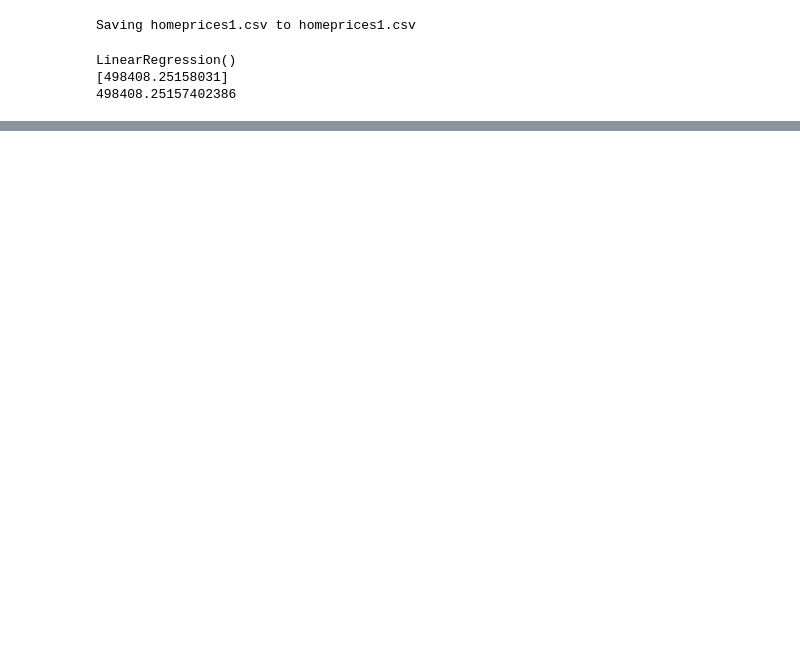
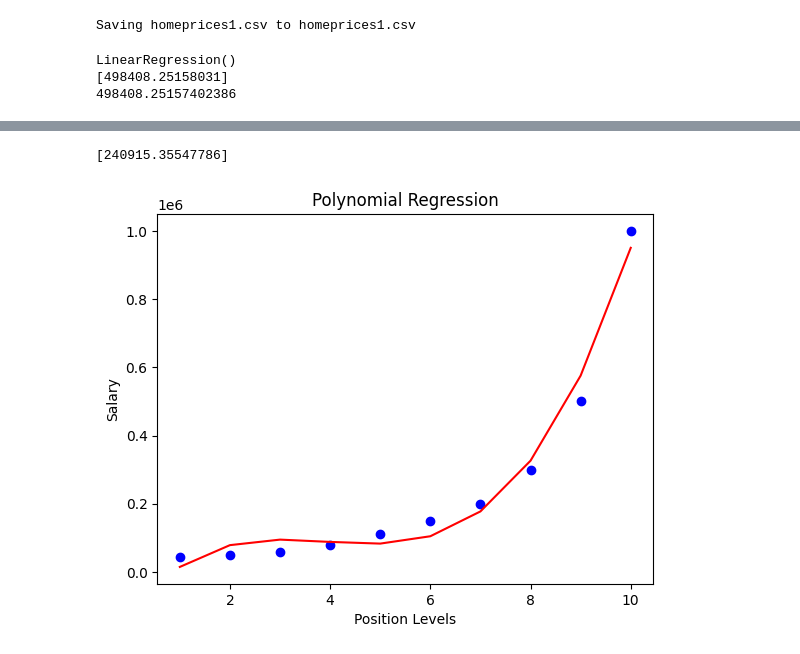
Before and after one commit to Bramhaja/data-science---repo, a Jupyter notebook: Machine_Learning.ipynb, the cells around one changed output, grey strips where cells are left out. Saved outputs shown, nothing was run; the diff lists cells and outputs as text; code cells hidden in the pictures; blank space fills up the shorter version.

```diff
--- a/Machine_Learning.ipynb
+++ b/Machine_Learning.ipynb
@@ -481,0 +633,35 @@ TypeError: sum() takes 2 positional arguments but 3 were given
+# %%
+import pandas as pd
+from sklearn.linear_model import LinearRegression
+from sklearn.preprocessing import PolynomialFeatures
+import matplotlib.pyplot as plt
+
+# Loading the dataset
+df=pd.read_csv("poly_dataset.csv")
+
+# Data preparation
+X = df.iloc[:, 1:2].values
+y = df.iloc[:, 2].values
+
+#Fitting the Polynomial regression to the dataset
+poly_regs= PolynomialFeatures(degree = 3)
+x_poly = poly_regs.fit_transform(X)
+
+model =LinearRegression()
+model.fit(x_poly, y)
+
+# Prediction with Polynomial Regression
+poly_pred = model.predict(poly_regs.fit_transform([[7.5]]))
+print(poly_pred)
+
+
+# Plotting Polynomial Regression
+plt.scatter(X, y, color="blue")
+plt.plot(X, model.predict(x_poly), color="red")
+plt.title("Polynomial Regression")
+plt.xlabel("Position Levels")
+plt.ylabel("Salary")
+plt.show()
+# %% [output]
+[240915.35547786]
+[figure, added]
```
Also changed, not shown: parts of 10 cells of this notebook.
